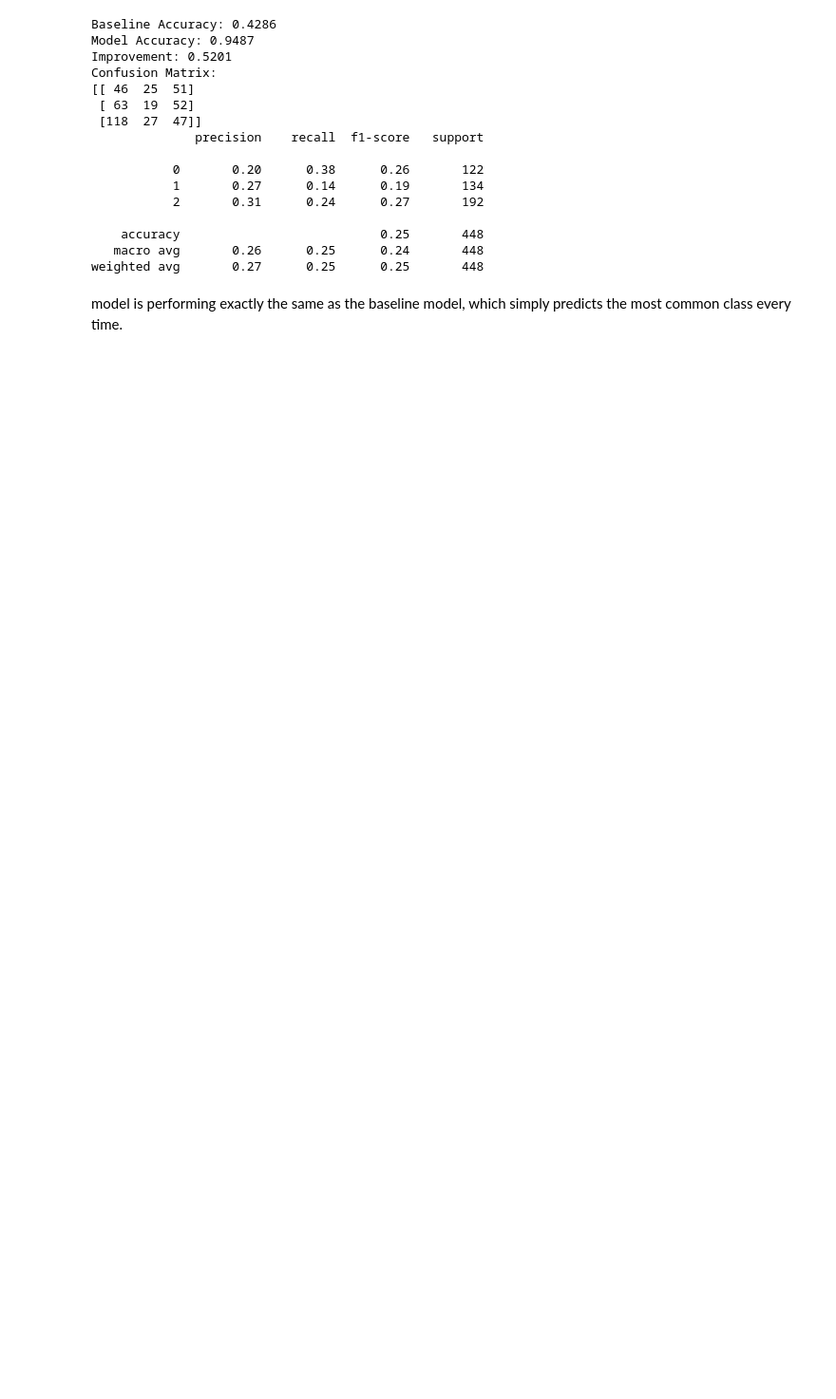
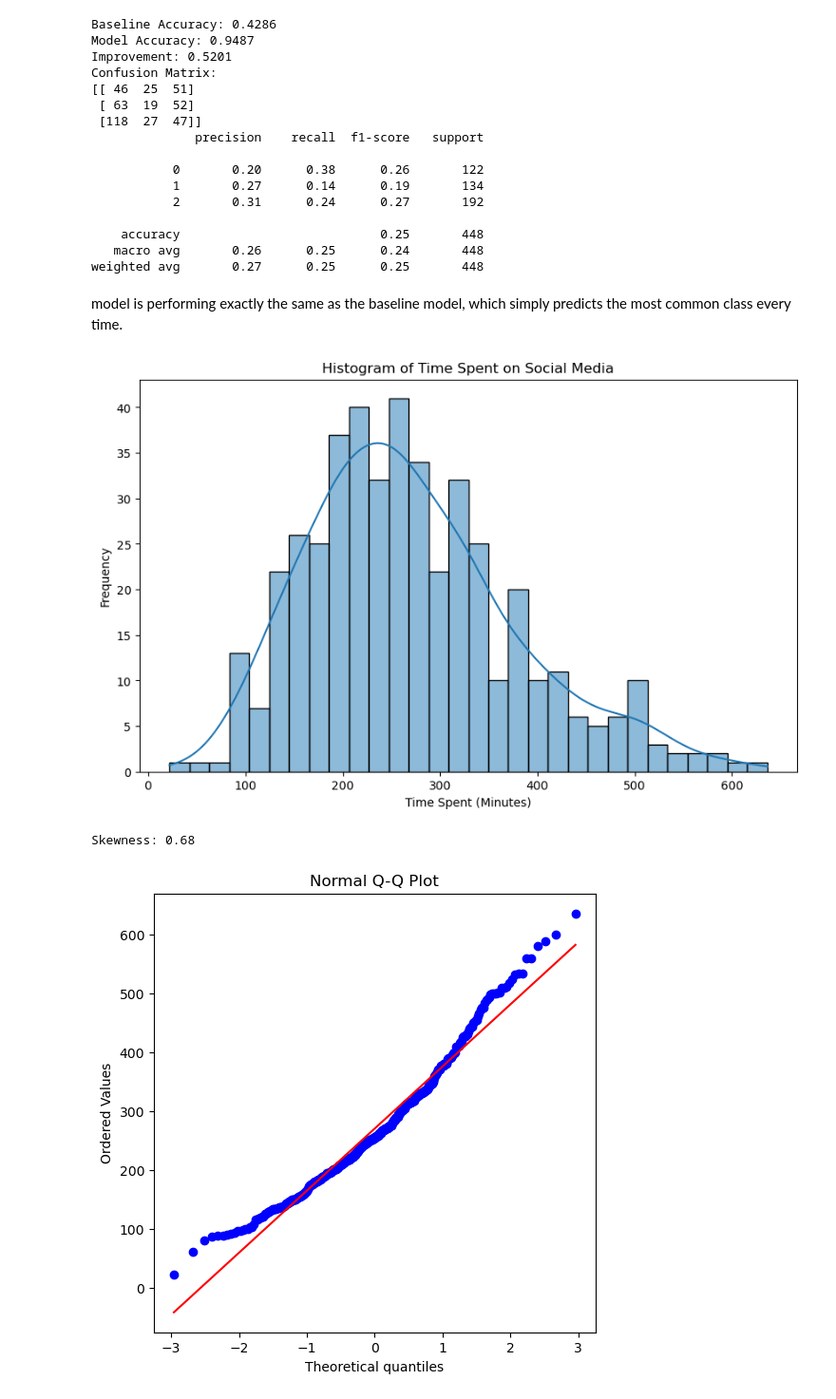
Before and after one commit to MBrigita/the-influence-of-social-media-on-cognitive-control-and-risk-taking, a Jupyter notebook: regression_risk.ipynb, the cells around one changed output. Shown: that part at 95% size. Cells and saved outputs as stored; diff of their text form; code cells hidden in the pictures; blank space fills up the shorter version.

```diff
--- a/regression_risk.ipynb
+++ b/regression_risk.ipynb
@@ -74,11 +76,11 @@ def classify_risk_taking(row):
     num_risky = sum(row[col] == 1 for col in lotteries)
     num_safe = sum(row[col] == 0 for col in lotteries)
     if num_risky > num_safe:
-        return 2  # Risk-taking
+        return 1  # Risk-taking
     elif num_safe > num_risky:
-        return 0   # Risk-averse
+        return -1   # Risk-averse
     else:
-        return 1   # Neutral
+        return 0  # Neutral
 
 survey['risk_taking'] = survey.apply(classify_risk_taking, axis=1)
 
@@ -188,16 +190,17 @@ print(f"Chi-square statistic: {chi2}, p-value: {p}")
 # %% [output]
 Chi-square statistic: 13.01895021963614, p-value: 0.011183570037573807
 # %%
-#definding a new variable that sums upp social media apps
-columns_to_sum = [
-    'Instagram actual', 'TikTok actual', 'Youtube actual','FB actual', 'whatsApp actual',
-    'LinkedIn actual', 'Twitter actual',
-    'Snapchat actual', 'Threads actual', 'Pinterest actual'
-]
+# at the end i did not use this
+# #definding a new variable that sums upp social media apps
+# columns_to_sum = [
+#     'Instagram actual', 'TikTok actual', 'Youtube actual','FB actual', 'whatsApp actual',
+#     'LinkedIn actual', 'Twitter actual',
+#     'Snapchat actual', 'Threads actual', 'Pinterest actual'
+# ]
 
-# Create a new column 'sum_sm' by summing the specified columns
-survey['sum_sm'] = survey[columns_to_sum].sum(axis=1)
-survey['sum_sm_top'] = survey[(columns_to_sum[0:2])].sum(axis=1)
+# # Create a new column 'sum_sm' by summing the specified columns
+# survey['sum_sm'] = survey[columns_to_sum].sum(axis=1)
+# survey['sum_sm_top'] = survey[(columns_to_sum[0:2])].sum(axis=1)
 # %%
 # Prepare data for ordinal logistic regression
 survey['social_media_group'] = survey['social_media_group'].astype('category').cat.codes
@@ -543,9 +461,9 @@ AGE                                           -0.0498      0.034     -1.467
 # Convert 'SEX' to categorical codes if it's not already
 survey['SEX'] = survey['SEX'].astype('category').cat.codes
 survey['sm'] = survey['framing'] * survey['AGE']
-survey['SA'] = survey['SEX'] * survey['TikTok actual']
+survey['SA'] = survey['SEX'] * survey['time spend on all social media apps actual']
 # Prepare the features (X) and the target (y)
-X = survey[['time spend on all social media apps actual', 'SEX','sm']]
+X = survey[['time spend on all social media apps actual', 'SEX','SA']]
 y = survey['risk_taking']
 
 # Fit the ordinal logistic regression model
@@ -776,31 +667,25 @@ weighted avg       0.27      0.25      0.25       448
 # %% [markdown]
 model is performing exactly the same as the baseline model, which simply predicts the most common class every time.
 # %%
-import pandas as pd
-import numpy as np
-import seaborn as sns
-import matplotlib.pyplot as plt
-from scipy.stats import skew
-
-# Assuming df is your DataFrame and 'time_spent_social_media' is your column
-
 # 1. Visual Inspection: Histogram
 plt.figure(figsize=(10, 6))
 sns.histplot(survey['time spend on all social media apps actual'], kde=True, bins=30)
 plt.title('Histogram of Time Spent on Social Media')
 plt.xlabel('Time Spent (Minutes)')
 plt.ylabel('Frequency')
 plt.show()
 
 # 2. Skewness Statistic
-skewness_value = skew(surveyurvey['time spend on all social media apps actual'])
+skewness_value = skew(survey['time spend on all social media apps actual'])
 print(f'Skewness: {skewness_value:.2f}')
 
 # 3. Normal Q-Q Plot
-import scipy.stats as stats
-import matplotlib.pyplot as plt
 
 plt.figure(figsize=(6, 6))
 stats.probplot(survey['time spend on all social media apps actual'], dist="norm", plot=plt)
 plt.title('Normal Q-Q Plot')
 plt.show()
+# %% [output]
+[figure, added]
+Skewness: 0.68
+[figure, added]
```
Also changed, not shown: parts of 18 cells of this notebook, 9 other files.
